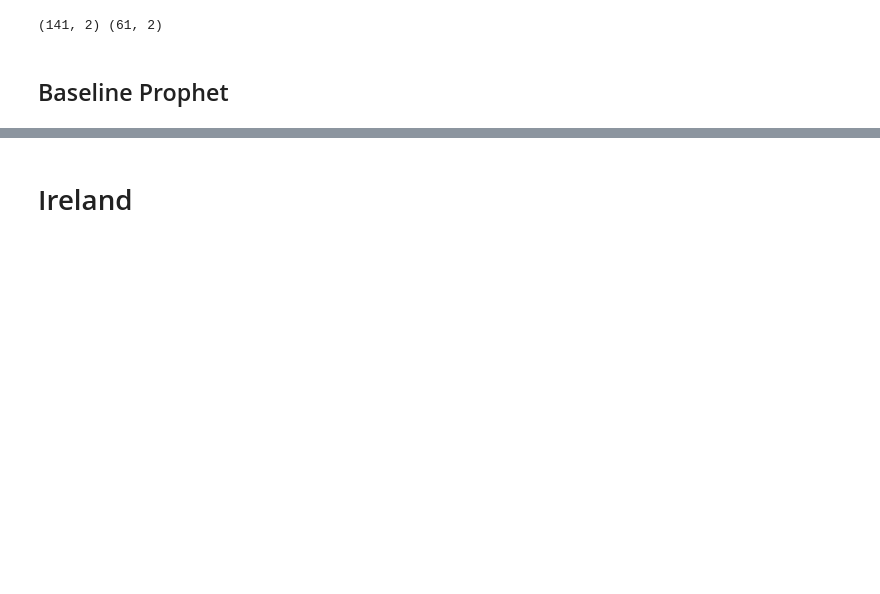
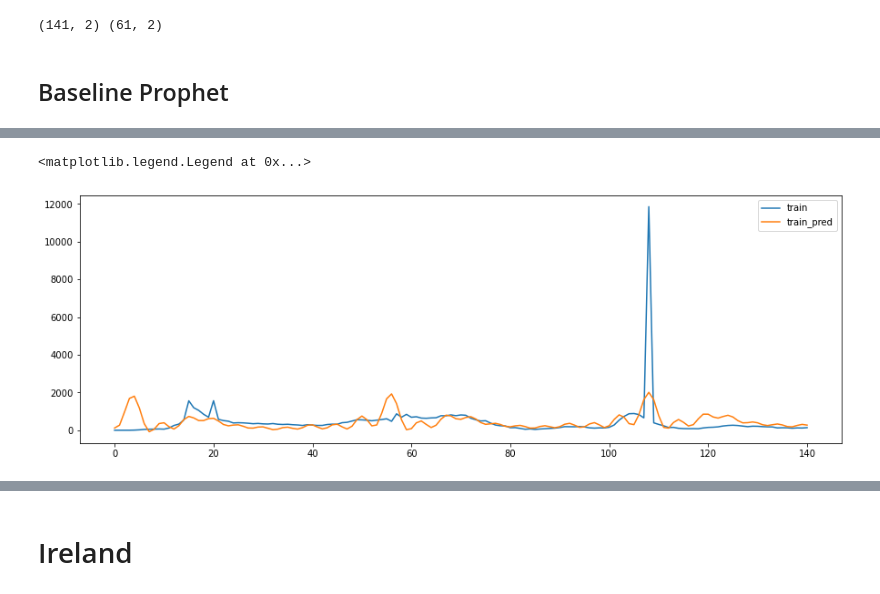
Before and after one commit to y-ginther/DS-Capstone, a Jupyter notebook: Prophet_c.ipynb, the cells around one changed output, grey strips where cells are left out. Saved outputs shown, nothing was run; the diff lists cells and outputs as text; code cells hidden in the pictures; blank space fills up the shorter version.

```diff
--- a/Prophet_c.ipynb
+++ b/Prophet_c.ipynb
@@ -152,10 +172,3 @@ print(chile_train.shape, chile_test.shape)
 (141, 2) (61, 2)
 # %% [markdown]
 ## Baseline Prophet
-# %%
-model_baseline = Prophet()
-model_baseline.fit(chile_train)
-future_baseline = model_baseline.make_future_dataframe(periods=61)
-forecast_baseline = model_baseline.predict(future_baseline)
-model_baseline.plot(forecast_baseline);
-model_baseline.plot_components(forecast_baseline);
@@ -166,0 +175,6 @@ model_baseline.plot_components(forecast_baseline);
+# %%
+model = prophet.Prophet().fit(chile_train)
+train_pred=model.predict(chile_train)
+pd.concat([chile_train['y'],train_pred['yhat']], axis=1).plot(figsize=(15,5))
+plt.legend(['train', 'train_pred'])
+# %% [output]
@@ -166,0 +183,2 @@ model_baseline.plot_components(forecast_baseline);
+<matplotlib.legend.Legend at 0x...>
+[figure, added]
```
Also changed, not shown: parts of 125 cells of this notebook.
